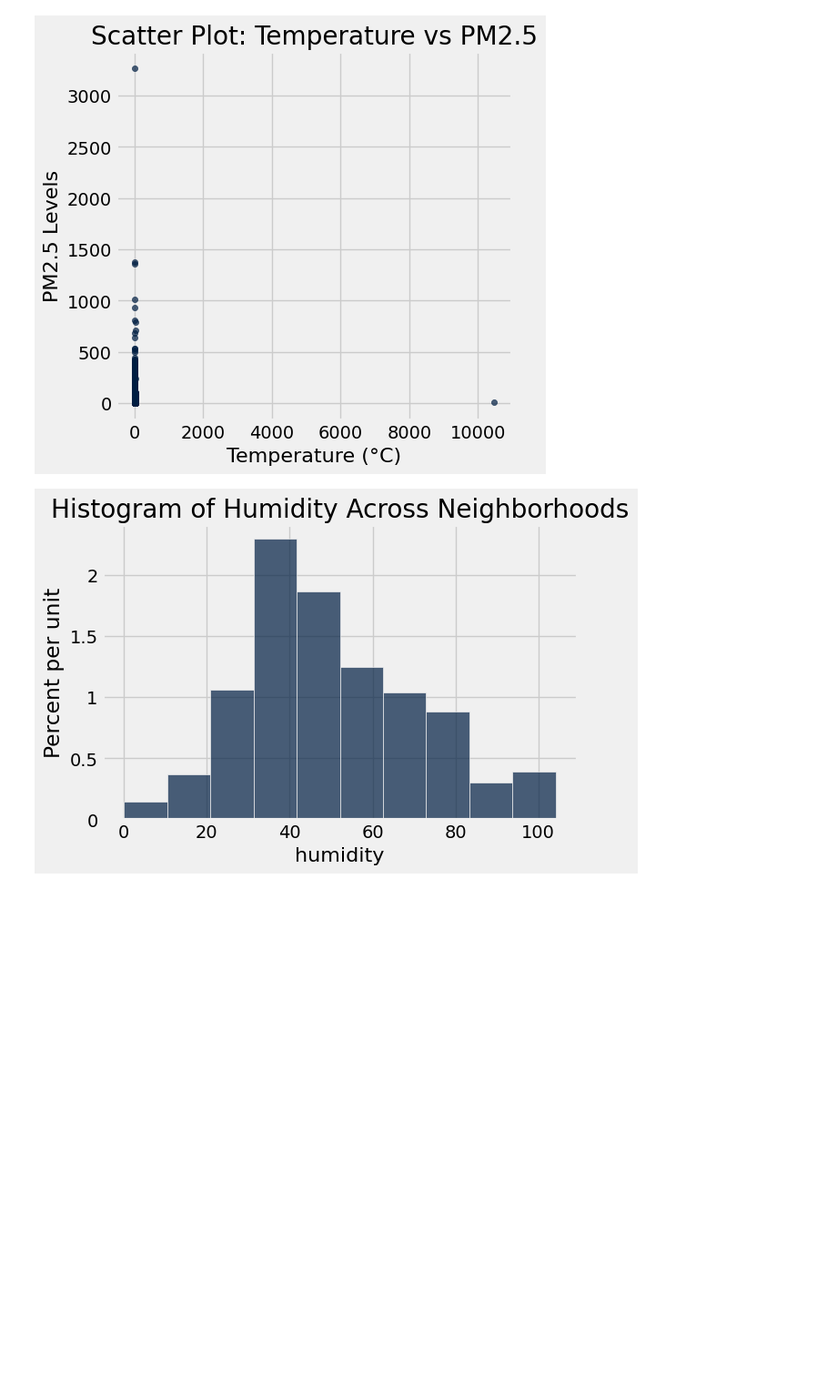
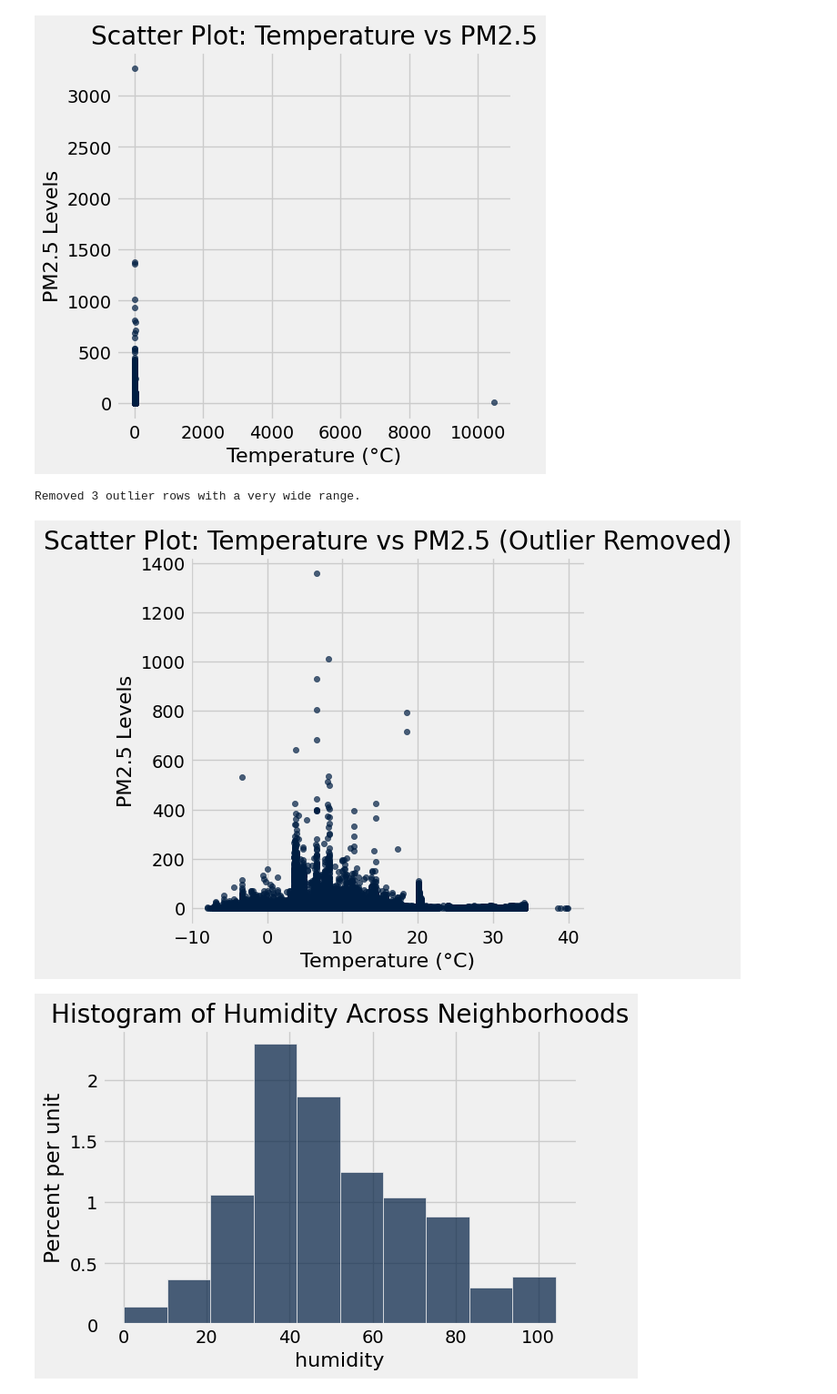
Before and after one commit to SarahAlketbi/Assignment-2-, a Jupyter notebook: Activity2_questions.ipynb, the cells around one changed output. Shown at 91% size. Cells and saved outputs as stored; diff of their text form; code cells hidden in the pictures; blank space fills up the shorter version.

```diff
--- a/Activity2_questions.ipynb
+++ b/Activity2_questions.ipynb
@@ -368,6 +368,41 @@ else:
     print("Columns 'temperature' and 'pm25' are not in the dataset.")
 # %% [output]
 [figure]
+# %%
+import numpy as np
+
+# Function to remove outliers using a very wide IQR method
+def remove_outliers_very_wide_range(table, column, factor=200.0):  # Very wide range factor
+    data = table.column(column)
+    Q1 = np.percentile(data, 25)  # First quartile (25th percentile)
+    Q3 = np.percentile(data, 75)  # Third quartile (75th percentile)
+    IQR = Q3 - Q1  # Interquartile range
+    lower_bound = Q1 - factor * IQR
+    upper_bound = Q3 + factor * IQR
+    return table.where((table.column(column) >= lower_bound) & (table.column(column) <= upper_bound))
+
+# Check if temperature and PM2.5 exist
+if "temperature" in joined_table.labels and "pm25" in joined_table.labels:
+    # Remove outliers using a very wide range
+    cleaned_table = remove_outliers_very_wide_range(joined_table, "temperature")
+    cleaned_table = remove_outliers_very_wide_range(cleaned_table, "pm25")
+
+    # Create a scatter plot after removing outliers
+    cleaned_table.scatter("temperature", "pm25")
+
+    # Add labels and title
+    plt.xlabel("Temperature (°C)")
+    plt.ylabel("PM2.5 Levels")
+    plt.title("Scatter Plot: Temperature vs PM2.5 (Outlier Removed)")
+
+    # Print number of removed rows
+    removed_rows = joined_table.num_rows - cleaned_table.num_rows
+    print(f"Removed {removed_rows} outlier rows with a very wide range.")
+else:
+    print("Columns 'temperature' and 'pm25' are not in the dataset.")
+# %% [output]
+Removed 3 outlier rows with a very wide range.
+[figure, added]
 # %%
 # Check if humidity exists in the dataset
 if "humidity" in joined_table.labels:
```
Also changed, not shown: parts of 3 cells of this notebook.
